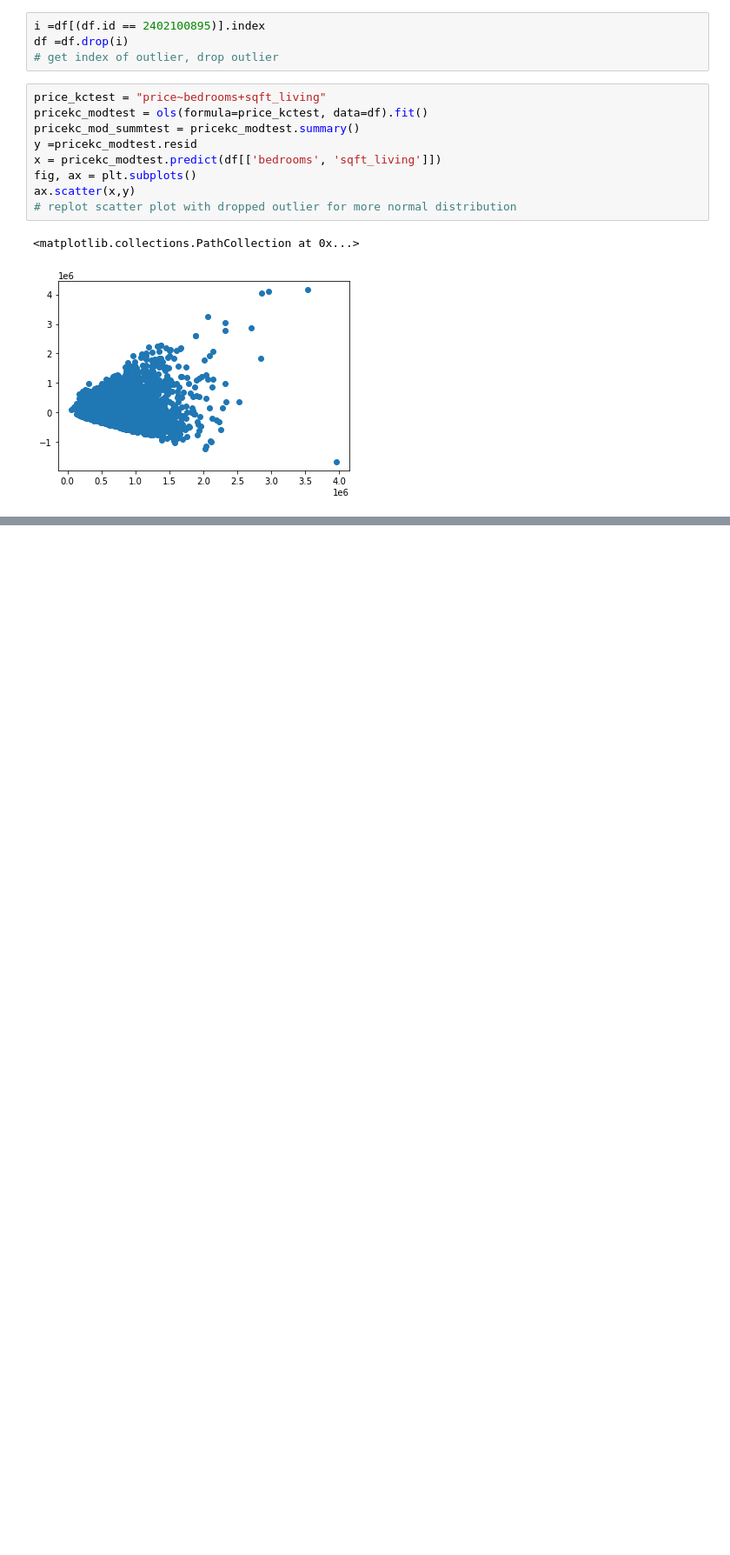
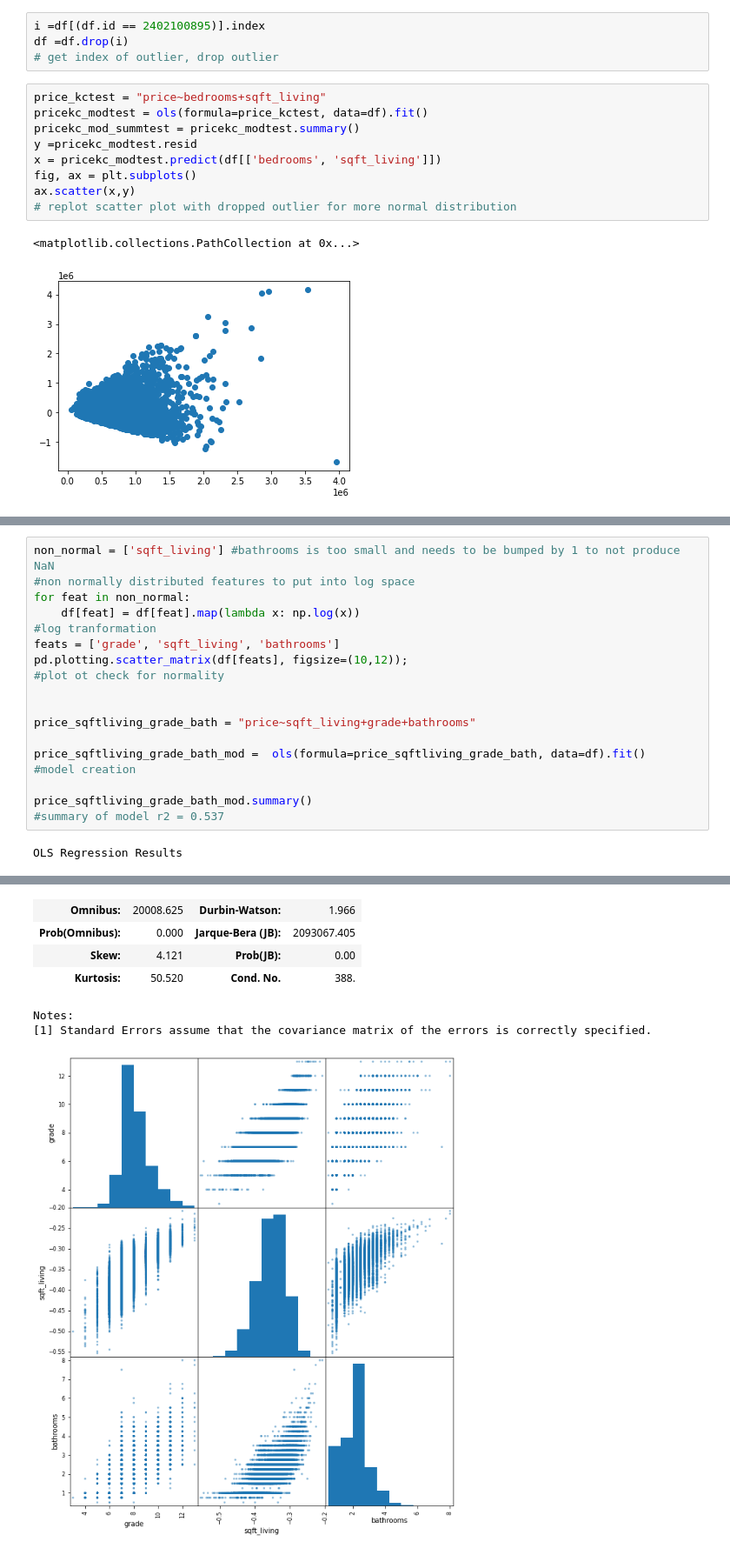
Before and after one commit to marcosvppfernandes/dsc-phase-2-project, a Jupyter notebook: Phase 2 project Rachel.ipynb, the cells around one changed output, grey strips where cells are left out. Shown: that part at 87% size. Cells and saved outputs as stored; diff of their text form; blank space fills up the shorter version.

```diff
--- a/Phase 2 project Rachel.ipynb
+++ b/Phase 2 project Rachel.ipynb
@@ -257,0 +281,20 @@ strong multicollinearity or other numerical problems.
+# %%
+non_normal = ['sqft_living'] #bathrooms is too small and needs to be bumped by 1 to not produce NaN
+#non normally distributed features to put into log space
+for feat in non_normal:
+    df[feat] = df[feat].map(lambda x: np.log(x))
+#log tranformation
+feats = ['grade', 'sqft_living', 'bathrooms']
+pd.plotting.scatter_matrix(df[feats], figsize=(10,12));
+#plot ot check for normality
+
+
+price_sqftliving_grade_bath = "price~sqft_living+grade+bathrooms"
+
+price_sqftliving_grade_bath_mod =  ols(formula=price_sqftliving_grade_bath, data=df).fit()
+#model creation
+
+price_sqftliving_grade_bath_mod.summary()
+#summary of model r2 = 0.537
+# %% [output]
+OLS Regression Results
@@ -257,0 +315,7 @@ strong multicollinearity or other numerical problems.
+| Omnibus: | 20008.625 | Durbin-Watson: | 1.966 |
+| Prob(Omnibus): | 0.000 | Jarque-Bera (JB): | 2093067.405 |
+| Skew: | 4.121 | Prob(JB): | 0.00 |
+| Kurtosis: | 50.520 | Cond. No. | 388. |
+Notes:
+[1] Standard Errors assume that the covariance matrix of the errors is correctly specified.
+[figure, added]
```
Also changed, not shown: parts of 20 cells of this notebook.
